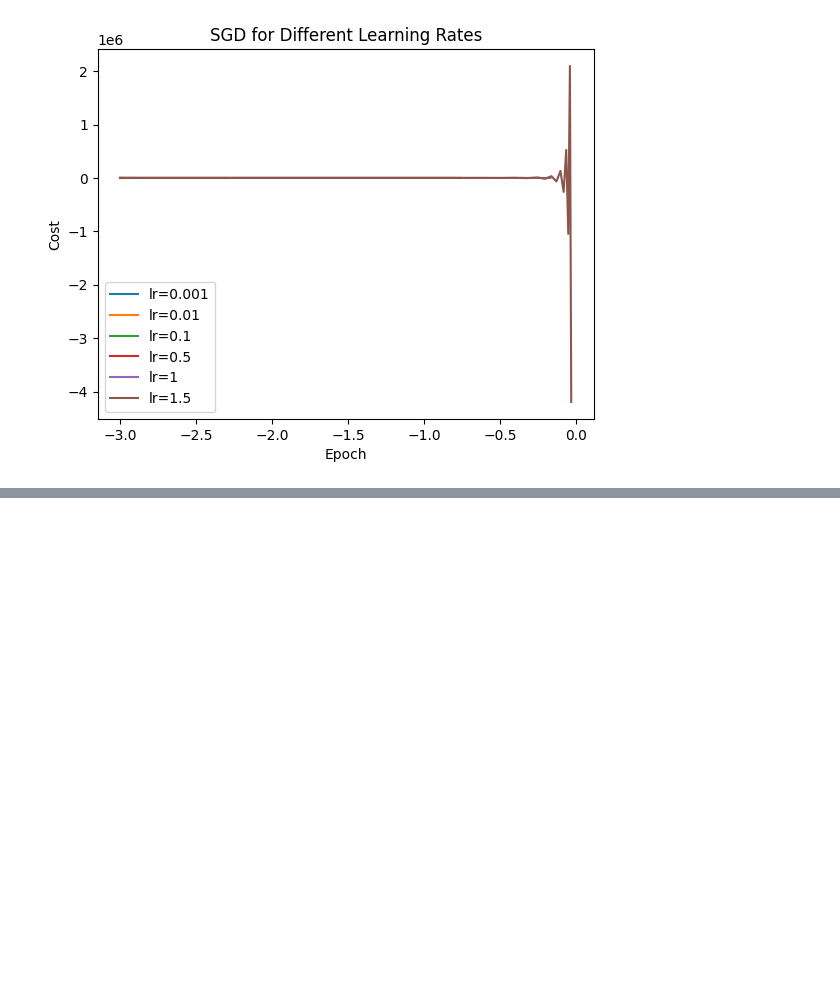
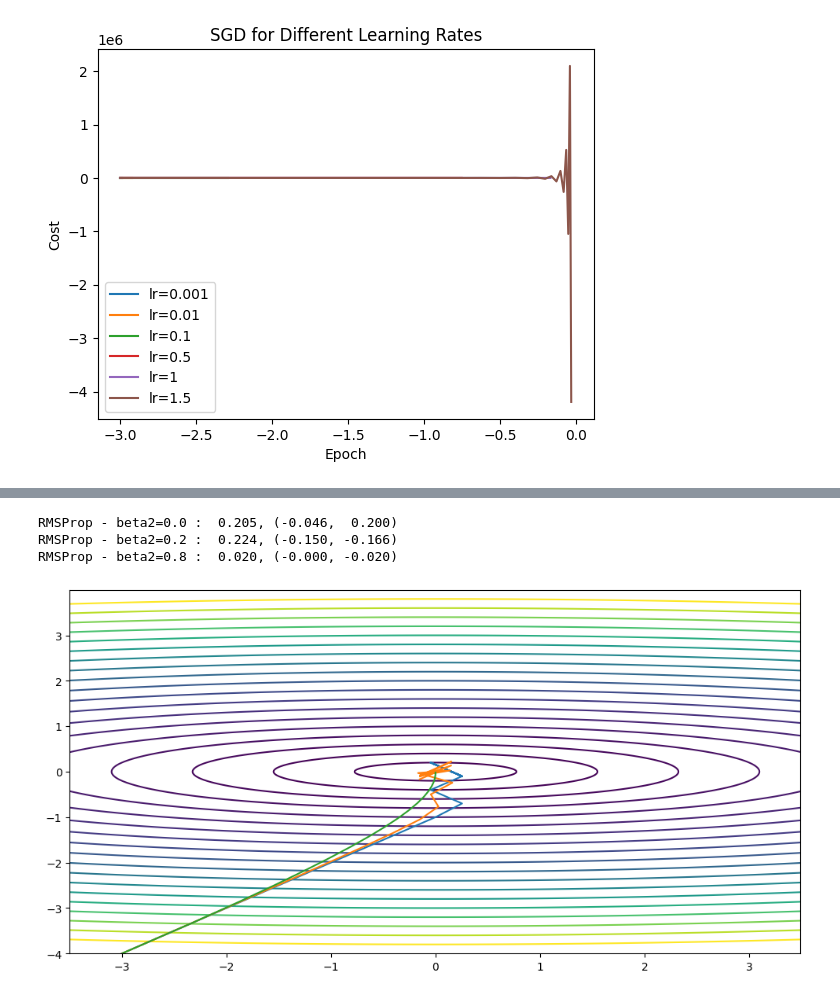
Before and after one commit to Dr-Shab/MSE-DeepLearn, a Jupyter notebook: DL-PW-05-G26_Drilon_Chia-Hua/PW05_optimisers_2d_example_stud.ipynb, the cells around one changed output, grey strips where cells are left out. Saved outputs shown, nothing was run; the diff lists cells and outputs as text; code cells hidden in the pictures; blank space fills up the shorter version.

```diff
--- a/DL-PW-05-G26_Drilon_Chia-Hua/PW05_optimisers_2d_example_stud.ipynb
+++ b/DL-PW-05-G26_Drilon_Chia-Hua/PW05_optimisers_2d_example_stud.ipynb
@@ -134,0 +157,22 @@ SGD - Momentum=0.99 :  3.529, ( 1.584,  3.153)
+# %%
+nepochs = 20
+
+plt.figure(1,figsize=(12,6))
+plot_contours([-3.5,3.5,-4.,4.], 4., test_function)
+
+
+# Beta_2 parameters for RMSprop
+beta2_params = [0.0, 0.2, 0.8]
+
+for beta2 in beta2_params:
+    # initial value
+    x = torch.tensor([-3.0, -4.0]).requires_grad_()
+    optimizer = torch.optim.RMSprop([x], lr=0.3, alpha=beta2)
+    xhist, yhist = optimize(test_function, x, nepochs, optimizer)
+    plt.plot(xhist, yhist, label=f"RMSProp beta2={beta2}")
+    print(f"RMSProp - beta2={beta2} : {error(xhist, yhist)}")
+# %% [output]
+RMSProp - beta2=0.0 :  0.205, (-0.046,  0.200)
+RMSProp - beta2=0.2 :  0.224, (-0.150, -0.166)
+RMSProp - beta2=0.8 :  0.020, (-0.000, -0.020)
+[figure, added]
```
Also changed, not shown: parts of 3 cells of this notebook.
